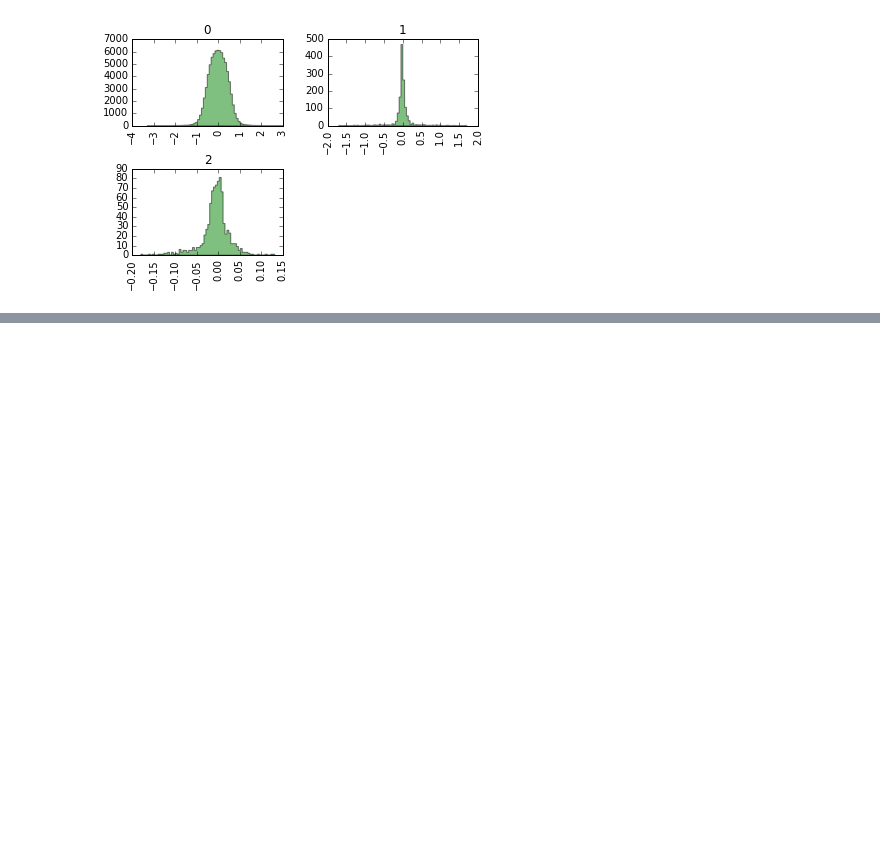
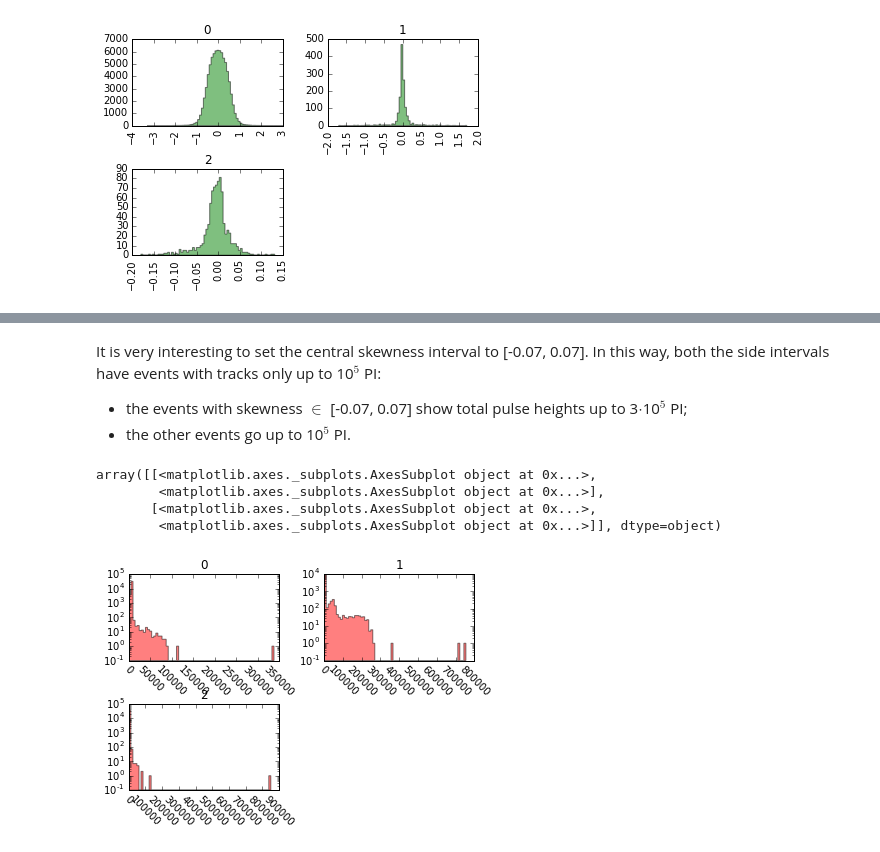
Before and after one commit to smaldera/ixpeTO, a Jupyter notebook: jupynb/test_ixpe_phibump.ipynb, the cells around one changed output, grey strips where cells are left out. Saved outputs shown, nothing was run; the diff lists cells and outputs as text; code cells hidden in the pictures; blank space fills up the shorter version.

```diff
--- a/jupynb/test_ixpe_phibump.ipynb
+++ b/jupynb/test_ixpe_phibump.ipynb
@@ -168,0 +188,17 @@ ERROR:root:Line magic function `%df.hist` not found.
+# %% [markdown]
+It is very interesting to set the central skewness interval to [-0.07, 0.07]. In this way, both the side intervals have events with tracks only up to 10$^5$ PI:
+
+  - the events with skewness $\in$ [-0.07, 0.07] show total pulse heights up to 3$\cdot$10$^5$ PI;
+  - the other events go up to 10$^5$ PI.
+# %%
+skewbins2 = [-5.,-0.07, 0.07, 5] #TODO: anziche' -5 e +5, mettere min_skew e max_skew
+df['skewbin2'] = pd.cut(df.TRK_SKEW, skewbins2, labels=False)
+#df.hist('TRK_SKEW', by='skewbin2', bins=30, xrot=-45., histtype='stepfilled', alpha=0.5, color='g') #, log=True)
+df.hist('TRK_PI', grid=True, by='skewbin2', bins=70, xrot=-45., log=True, histtype='stepfilled', alpha=0.5, color='r')
+#df.hist('eventID', by='skewbin', bins=81)
+# %% [output]
+array([[<matplotlib.axes._subplots.AxesSubplot object at 0x...>,
+        <matplotlib.axes._subplots.AxesSubplot object at 0x...>],
+       [<matplotlib.axes._subplots.AxesSubplot object at 0x...>,
+        <matplotlib.axes._subplots.AxesSubplot object at 0x...>]], dtype=object)
+[figure, added]
```
Also changed, not shown: parts of 16 cells of this notebook.
